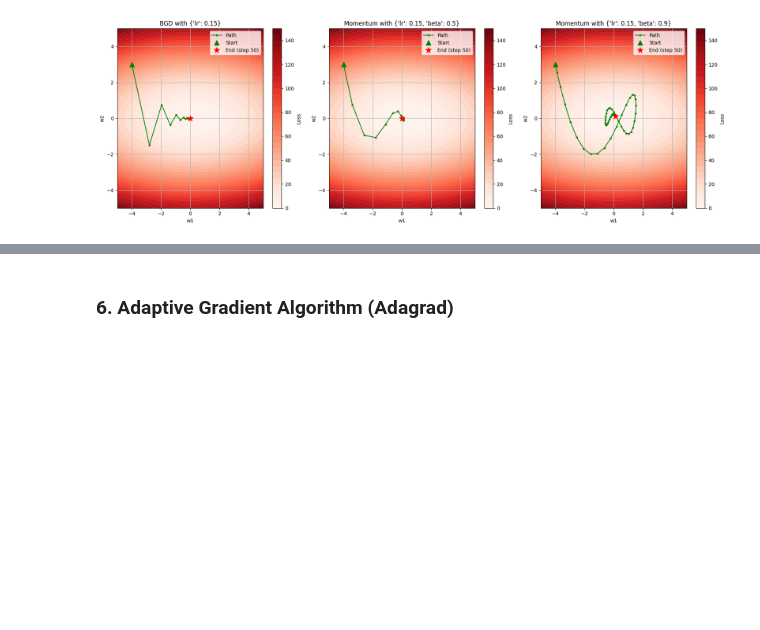
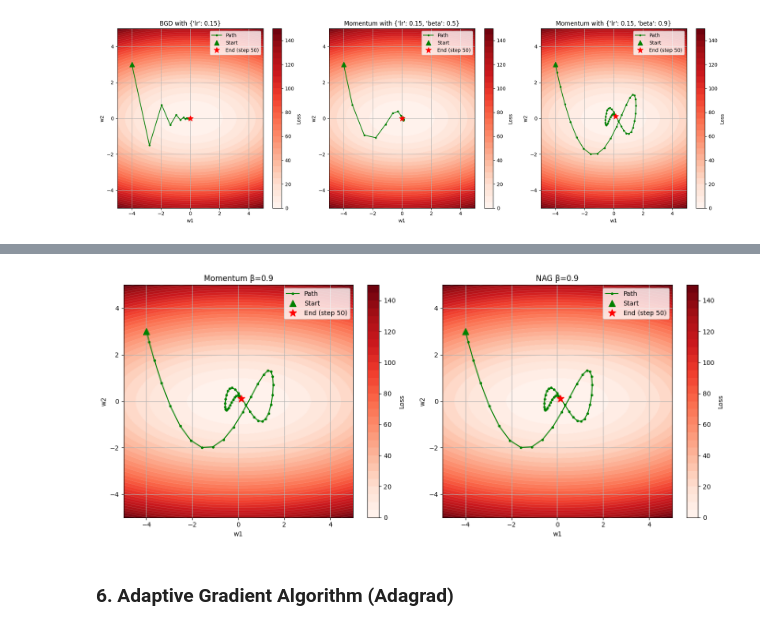
Before and after one commit to ikabrain/UCS761-Deep-Learning-Lab, a Jupyter notebook: DL_assign6.ipynb, the cells around one changed output, grey strips where cells are left out. Cells and saved outputs as stored; diff of their text form; code cells hidden in the pictures; blank space fills up the shorter version.

```diff
--- a/DL_assign6.ipynb
+++ b/DL_assign6.ipynb
@@ -305,3 +400,19 @@ plt.show()
+# %%
+fig, axs = plt.subplots(1, 2, figsize=(14, 6))
+
+lr = 0.15
+b = 0.9
+
+plt.sca(axs[0])
+Momentum(lr=lr, beta=b).plot(max_iter=50, title="Momentum β=0.9")
+
+plt.sca(axs[1])
+NAG(lr=lr, beta=b).plot(max_iter=50, title="NAG β=0.9")
+
+plt.tight_layout()
+plt.show()
+# %% [output]
+[figure, added]
 # %% [markdown]
 ### 6. Adaptive Gradient Algorithm (Adagrad)
 # %% [markdown]
```
Also changed, not shown: parts of 3 cells of this notebook.
